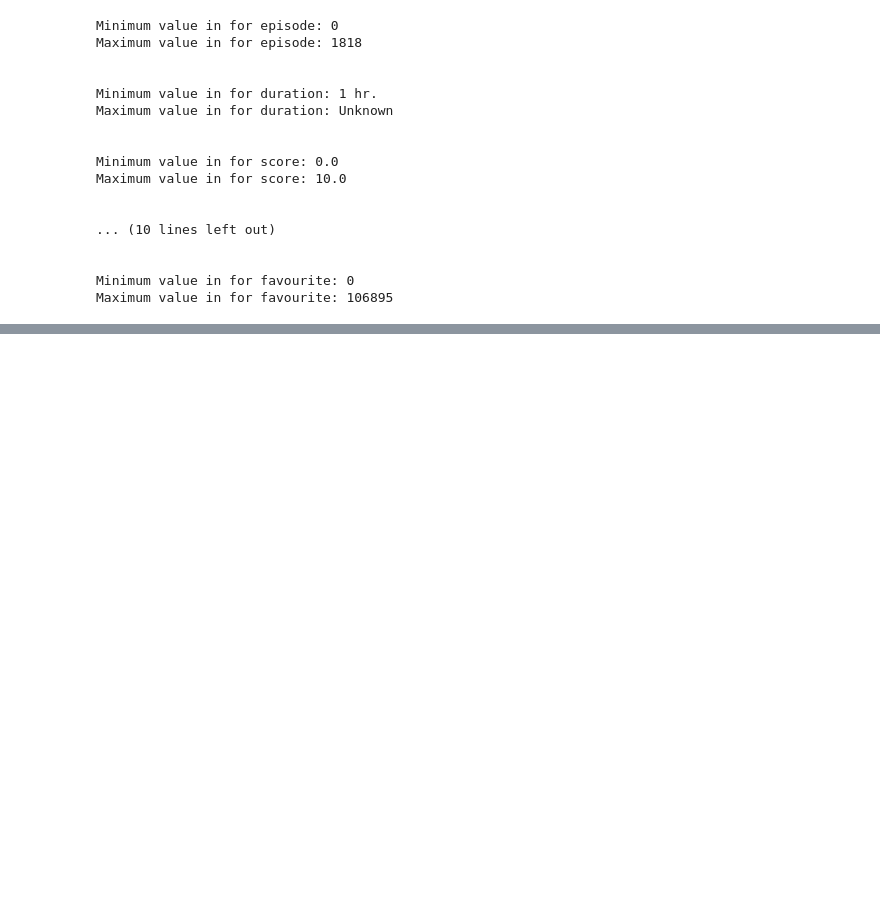
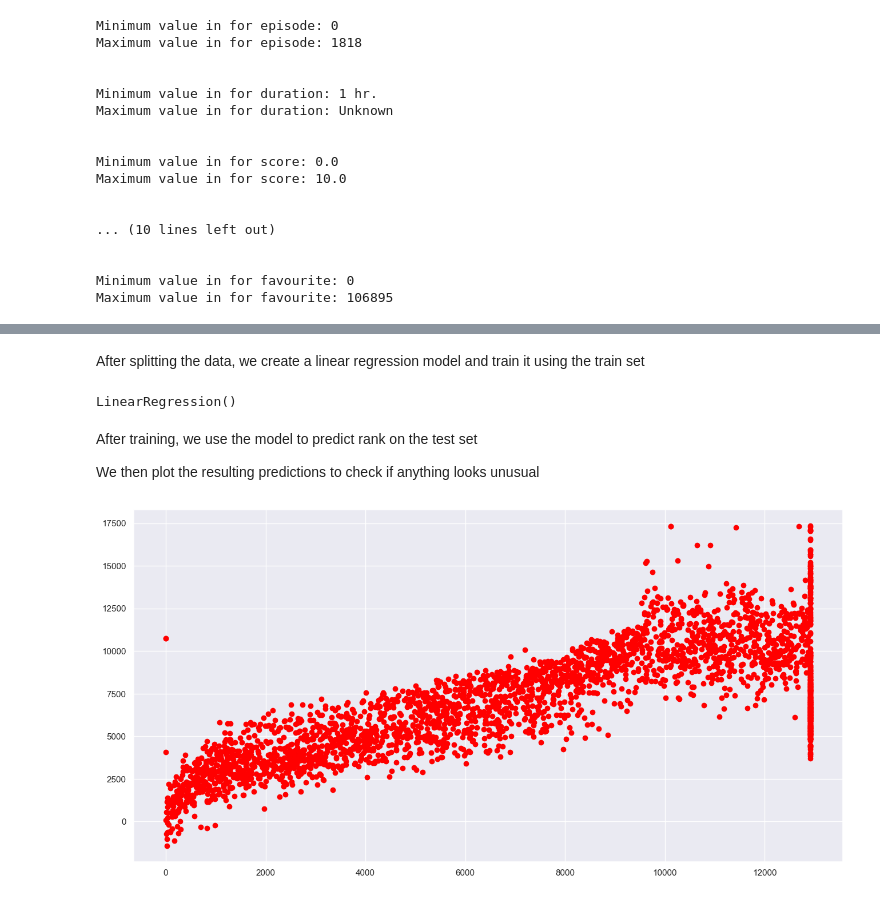
Before and after one commit to TanGuiShan/mini_project, a Jupyter notebook: InitialExploration.ipynb, the cells around one changed output, grey strips where cells are left out. Cells and saved outputs as stored; diff of their text form; code cells hidden in the pictures; blank space fills up the shorter version.

Commit message:
Added linear regression in analysis

```diff
--- a/InitialExploration.ipynb
+++ b/InitialExploration.ipynb
@@ -225,0 +296,34 @@ It is not immediately clear how rank is calculated
+# %%
+from sklearn.model_selection import train_test_split
+
+# Predictor_3var contains the features (score, popularity, members)
+# Response contains the target variable (rank)
+Predictor_3var = userlist[['score', 'popularity', 'members']]
+Response = userlist['rank']
+
+# Split the data into training and testing sets (80% training, 20% testing) with a seed of 42
+Predictor_3var_train, Predictor_3var_test, Response_train, Response_test = train_test_split(Predictor_3var, Response, test_size=0.2, random_state=42)
+# %% [markdown]
+After splitting the data, we create a linear regression model and train it using the train set
+# %%
+from sklearn.linear_model import LinearRegression
+
+# Create and train the linear regression model
+linear_reg_model_3var = LinearRegression()
+linear_reg_model_3var.fit(Predictor_3var_train, Response_train)
+# %% [output]
+LinearRegression()
+# %% [markdown]
+After training, we use the model to predict rank on the test set
+
+We then plot the resulting predictions to check if anything looks unusual
+# %%
+# Predict Rank for the test set
+Rank_pred_linear_reg_3var = linear_reg_model_3var.predict(Predictor_3var_test)
+
+# Plot the Predictions
+f = plt.figure(figsize=(16, 8))
+plt.scatter(Response_test, Rank_pred_linear_reg_3var, color = "red")
+plt.show()
+# %% [output]
+[figure, added]
```
Also changed, not shown: parts of 21 cells of this notebook.
